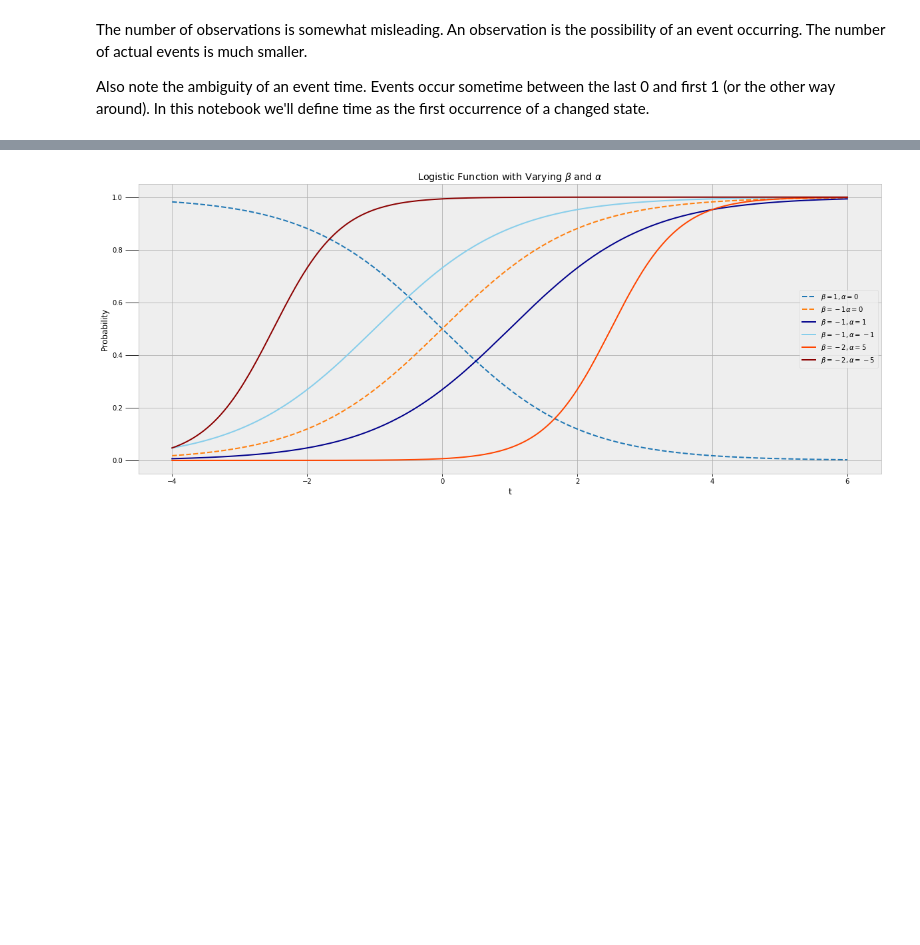
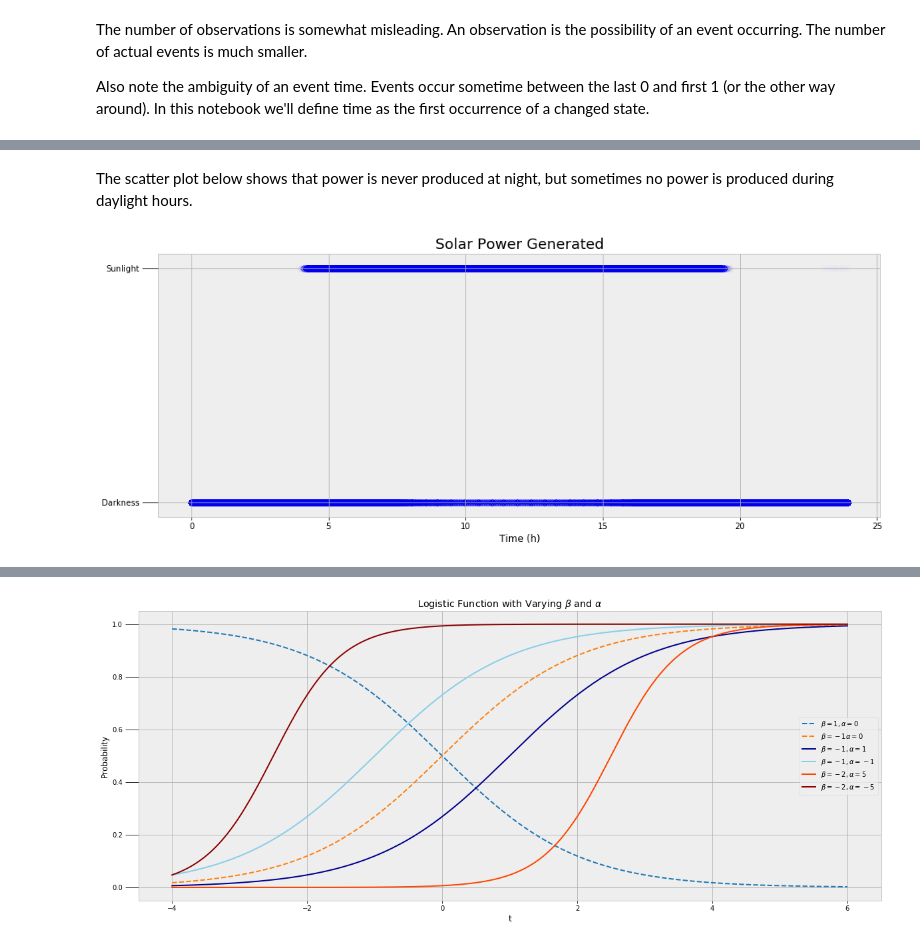
Before and after one commit to Turanga1/ai-projects, a Jupyter notebook: markov_chain_monte_carlo/markov_chain_monte_carlo.ipynb, the cells around one changed output, grey strips where cells are left out. Cells and saved outputs as stored; diff of their text form; code cells hidden in the pictures; blank space fills up the shorter version.

```diff
--- a/markov_chain_monte_carlo/markov_chain_monte_carlo.ipynb
+++ b/markov_chain_monte_carlo/markov_chain_monte_carlo.ipynb
@@ -136,0 +158,12 @@ Observation period: 3 year(s), 11 month(s) and 18 day(s)
+# %% [markdown]
+The scatter plot below shows that power is never produced at night, but sometimes no power is produced during daylight hours.
+# %%
+figsize(16, 6)
+
+# Solar data
+plt.scatter(solar['minutes']/60, solar['light'], s= 60, alpha=0.01, facecolor = 'b', edgecolors='b')
+plt.yticks([0, 1], ['Darkness', 'Sunlight'])
+plt.xlabel('Time (h)')
+plt.title('Solar Power Generated', size = 18);
+# %% [output]
+[figure, added]
```
Also changed, not shown: parts of 35 cells of this notebook.
